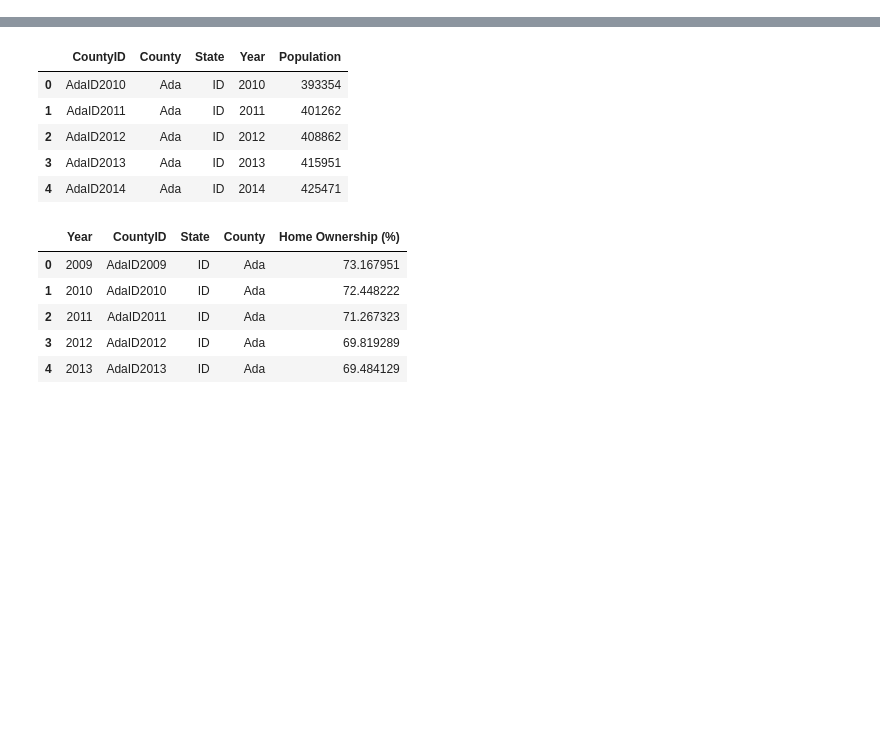
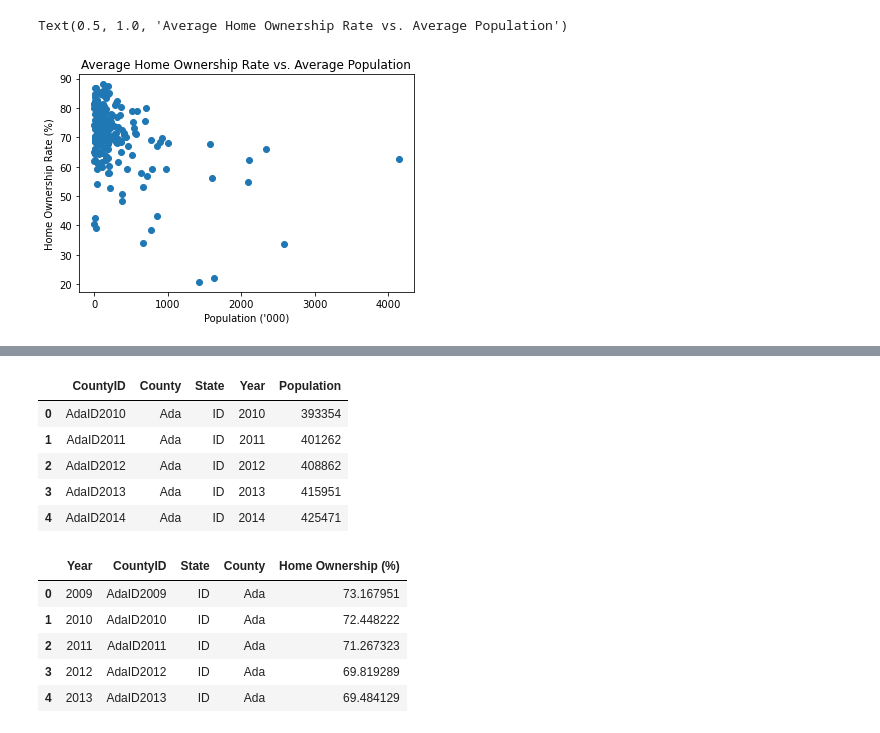
Before and after one commit to rls1316/project-one, a Jupyter notebook: Data_Cleaning.ipynb, the cells around one changed output, grey strips where cells are left out. Cells and saved outputs as stored; diff of their text form; code cells hidden in the pictures; blank space fills up the shorter version.

```diff
--- a/Data_Cleaning.ipynb
+++ b/Data_Cleaning.ipynb
@@ -26,0 +124,5 @@ ownership_df
+# %%
+# Convert population to population in thousands
+df2["Population ('000)"] = (df2["Population"] / 1000)
+
+df2
@@ -26,0 +144,14 @@ ownership_df
+# %%
+# Plot the ownership rate vs population
+x = df2.iloc[:,4]
+y = df2.iloc[:,0]
+
+plt.scatter(x, y)
+plt.xlabel("Population ('000)")
+plt.ylabel("Home Ownership Rate (%)")
+plt.title("Average Home Ownership Rate vs. Average Population")
+
+#df2.plot.scatter(x="Population ('000)", y="Ownership Rate (%)", title="Average Home Ownership Rate vs. Average Population ")
+# %% [output]
+Text(0.5, 1.0, 'Average Home Ownership Rate vs. Average Population')
+[figure, added]
```
Also changed, not shown: parts of 13 cells of this notebook, 2 other files.
